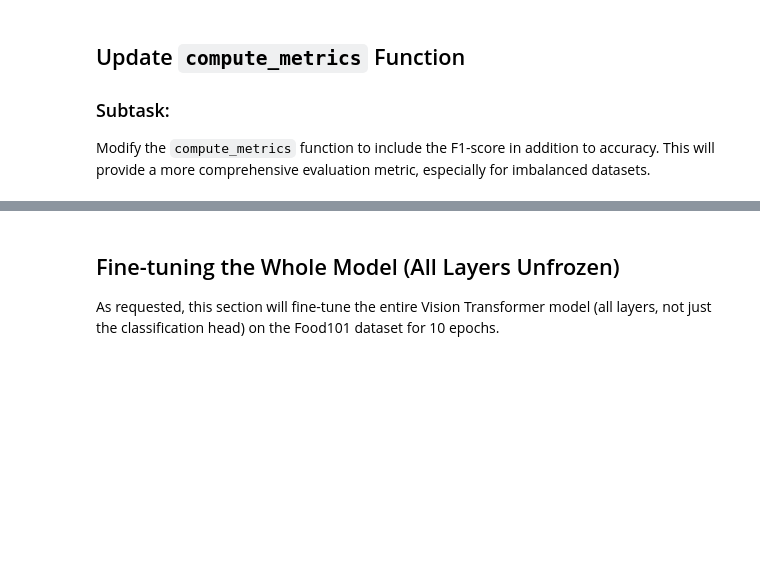
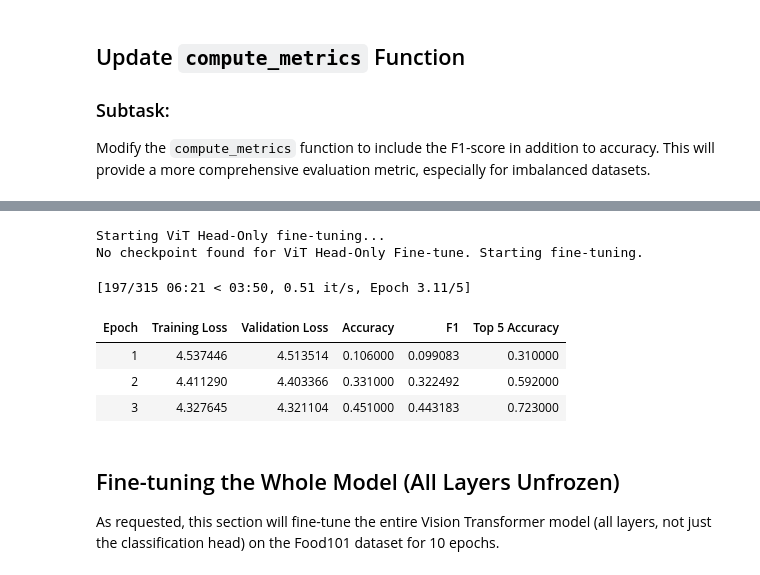
Before and after one commit to kasrasa/ViT-VLM-experiments, a Jupyter notebook: ViT_test.ipynb, the cells around one changed output, grey strips where cells are left out. Cells and saved outputs as stored; diff of their text form; code cells hidden in the pictures; blank space fills up the shorter version.

Commit message:
added more systemic evaluation parameters and result table added more finetuning strategies for the model (3 blocks+head and 5 blocks+head)

```diff
--- a/ViT_test.ipynb
+++ b/ViT_test.ipynb
@@ -6,6 +6,11 @@
 !pip install -q timm
 # %%
 !pip install -q evaluate
+# %%
+import os
+
+# Set to True to always fine-tune, False to load existing checkpoints if available
+FORCE_FINE_TUNING = False
 # %%
 import timm
 from transformers import AutoImageProcessor, AutoModelForImageClassification
@@ -143,6 +148,30 @@ def compute_metrics(eval_pred):
         "f1": f1_result["f1"],
         "top_5_accuracy": top_k_accuracy
     }
+# %%
+def conditional_train_model(model_instance, trainer_instance, training_args_instance, model_name_for_log):
+    checkpoint_dir = training_args_instance.output_dir
+    os.makedirs(checkpoint_dir, exist_ok=True)
+
+    # Check for the existence of a model checkpoint file
+    model_path = os.path.join(checkpoint_dir, "pytorch_model.bin")
+
+    if os.path.exists(model_path) and not FORCE_FINE_TUNING:
+        print(f"Checkpoint found for {model_name_for_log} at {checkpoint_dir}. Skipping training.")
+        # Trainer automatically loads the best model if load_best_model_at_end=True
+        # and a checkpoint exists in output_dir before evaluation/prediction.
+        # So we just return 0 for train_runtime as no new training occurred.
+        return 0.0
+    else:
+        if os.path.exists(checkpoint_dir) and FORCE_FINE_TUNING:
+            print(f"Checkpoint found for {model_name_for_log}, but FORCE_FINE_TUNING is True. Re-training.")
+        else:
+            print(f"No checkpoint found for {model_name_for_log}. Starting fine-tuning.")
+
+        train_result = trainer_instance.train()
+        train_runtime = train_result.metrics["train_runtime"]
+        print(f"Fine-tuning for {model_name_for_log} complete.")
+        return train_runtime
 # %% [markdown]
 ### Freezing Backbone Layers
 
@@ -167,37 +212,45 @@ import evaluate
 accuracy = evaluate.load("accuracy")
 # %%
 training_args = TrainingArguments(
-    output_dir="my_awesome_food_model",
+    output_dir="/content/drive/MyDrive/ViTExperiments/my_awesome_food_model_head_only", # Saving to Google Drive
     remove_unused_columns=False,
     eval_strategy="epoch",
     save_strategy="epoch",
     learning_rate=1e-4,
     per_device_train_batch_size=16,
     gradient_accumulation_steps=4,
     per_device_eval_batch_size=16,
     num_train_epochs=5,
     warmup_steps=0.1,
     logging_steps=10,
     run_name="food101",
     load_best_model_at_end=True,
     metric_for_best_model="accuracy",
     push_to_hub=False,
 )
 
 trainer = Trainer(
     model=model,
     args=training_args,
     data_collator=data_collator,
     train_dataset=food["train"],
     eval_dataset=food["test"],
     processing_class=image_processor,
     compute_metrics=compute_metrics,
 )
 
 print("Starting ViT Head-Only fine-tuning...")
-train_result_head_only = trainer.train()
-vit_head_only_train_time = train_result_head_only.metrics["train_runtime"]
+# Use the conditional training function
+vit_head_only_train_time = conditional_train_model(model, trainer, training_args, "ViT Head-Only Fine-tune")
 print("ViT Head-Only fine-tuning complete.")
+# %% [output]
+Starting ViT Head-Only fine-tuning...
+No checkpoint found for ViT Head-Only Fine-tune. Starting fine-tuning.
+[197/315 06:21 < 03:50, 0.51 it/s, Epoch 3.11/5]
+| Epoch | Training Loss | Validation Loss | Accuracy | F1 | Top 5 Accuracy |
+| 1 | 4.537446 | 4.513514 | 0.106000 | 0.099083 | 0.310000 |
+| 2 | 4.411290 | 4.403366 | 0.331000 | 0.322492 | 0.592000 |
+| 3 | 4.327645 | 4.321104 | 0.451000 | 0.443183 | 0.723000 |
 # %% [markdown]
 ## Fine-tuning the Whole Model (All Layers Unfrozen)
 
```
Also changed, not shown: parts of 37 cells of this notebook.
